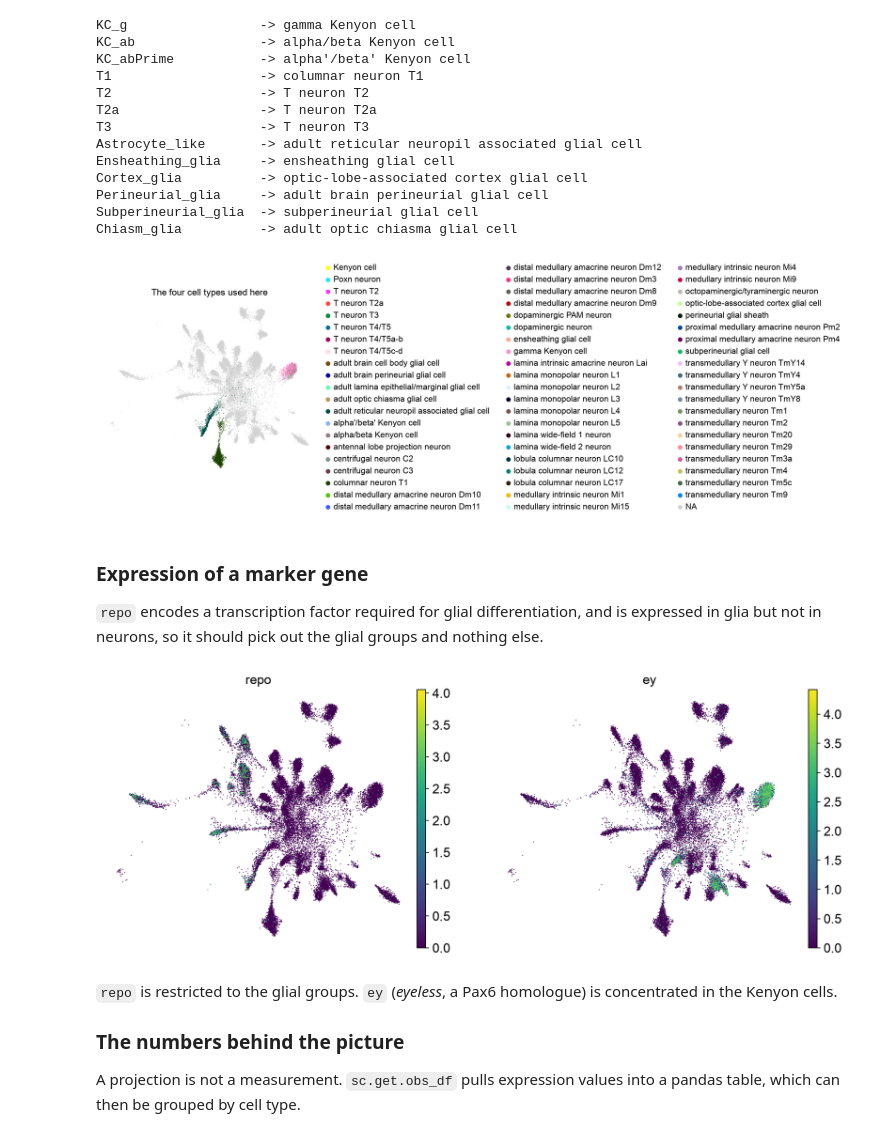
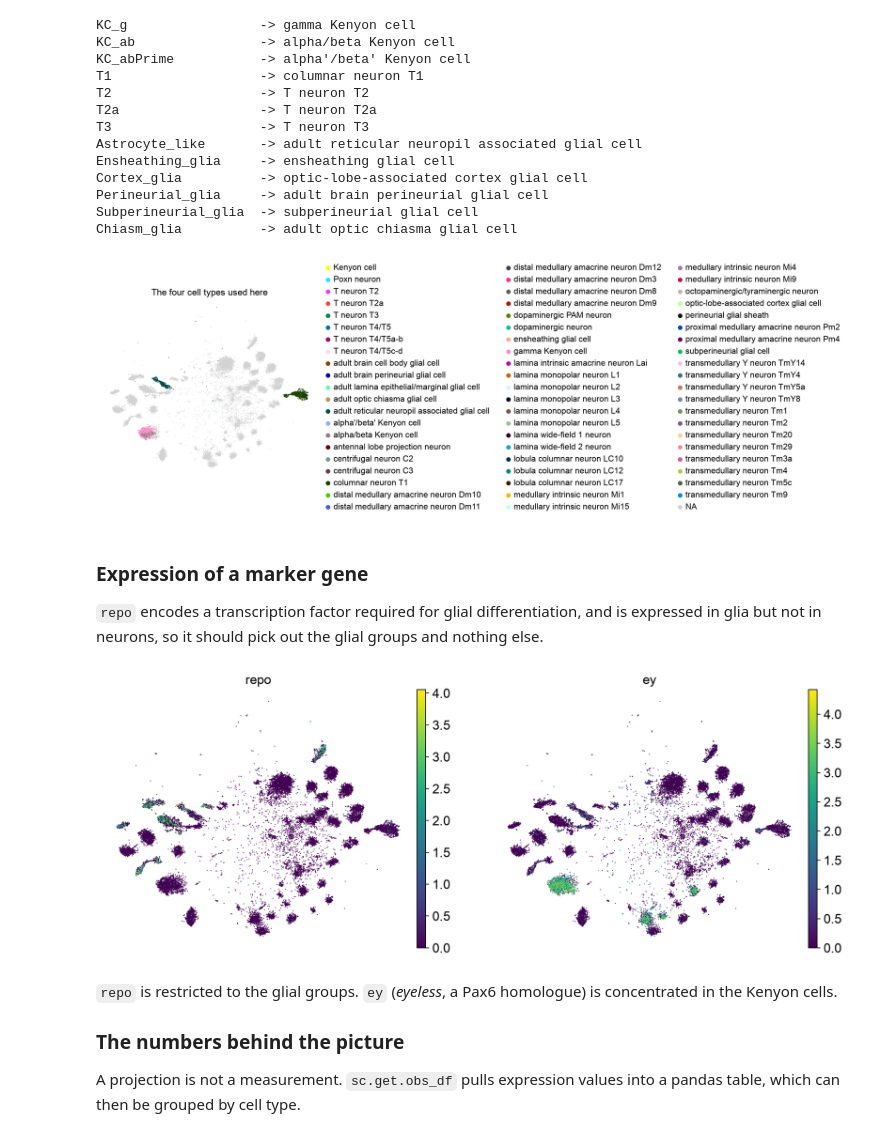
Before and after one commit to nkempynck/isn-school-2026, a Jupyter notebook: notebooks/practicals/05_public_atac.ipynb, the cells around one changed output. Drawn from its saved outputs; the diff is of its cells as text; code cells hidden in the pictures.

```diff
--- a/notebooks/practicals/05_public_atac.ipynb
+++ b/notebooks/practicals/05_public_atac.ipynb
@@ -293,9 +292,9 @@ adata.obs["focus"] = adata.obs["annotation"].where(
     adata.obs["annotation"].isin(our_types)
 )
 
-sc.pl.umap(adata, color="focus", title="The four cell types used here", frameon=False)
+sc.pl.tsne(adata, color="focus", title="The four cell types used here", frameon=False)
 # %% [output]
-[figure, old version]
+[figure, new version]
 # %% [markdown]
 ### Expression of a marker gene
 
@@ -303,9 +302,9 @@ sc.pl.umap(adata, color="focus", title="The four cell types used here", frameon=
 expressed in glia but not in neurons, so it should pick out the glial groups
 and nothing else.
 # %%
-sc.pl.umap(adata, color=["repo", "ey"], frameon=False, ncols=2)
+sc.pl.tsne(adata, color=["repo", "ey"], frameon=False, ncols=2)
 # %% [output]
-[figure, old version]
+[figure, new version]
 # %% [markdown]
 `repo` is restricted to the glial groups. `ey` (*eyeless*, a Pax6 homologue) is
 concentrated in the Kenyon cells.
```
Also changed, not shown: parts of 10 cells of this notebook.
